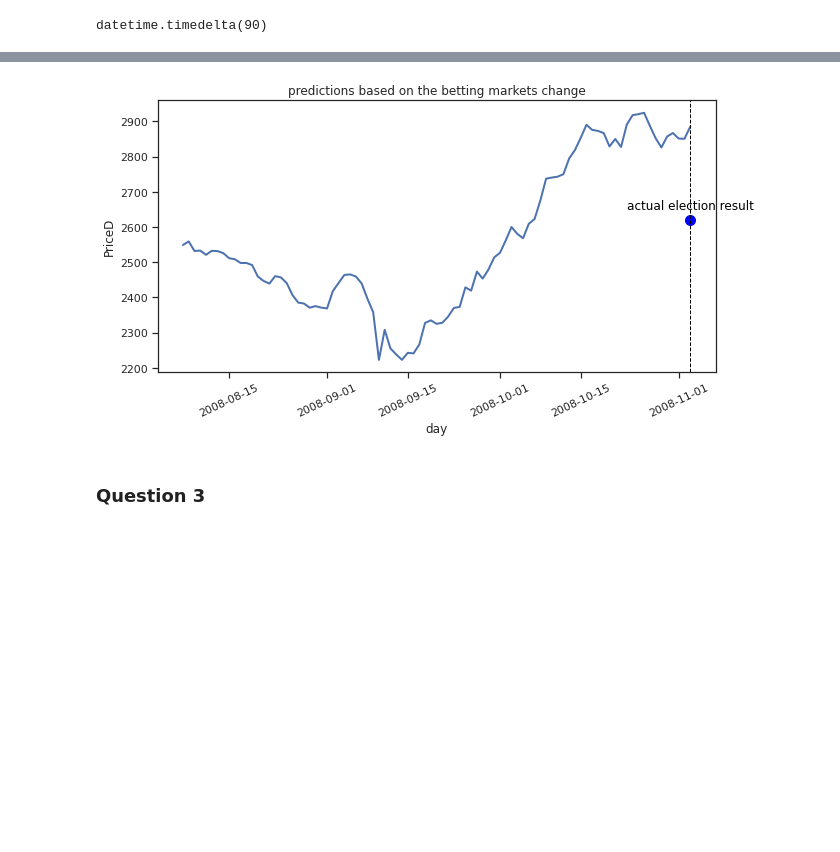
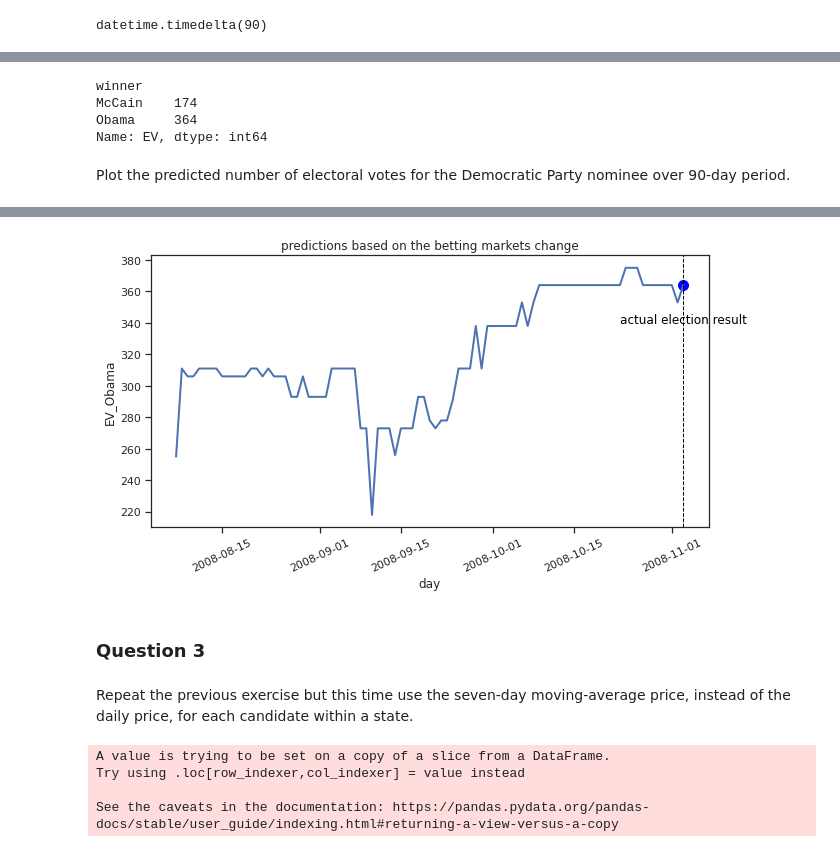
Before and after one commit to sdnrkyncu/QSS-exercises-python, a Jupyter notebook: Prediction/exc_1.ipynb, the cells around one changed output, grey strips where cells are left out. Saved outputs shown, nothing was run; the diff lists cells and outputs as text; code cells hidden in the pictures; blank space fills up the shorter version.

```diff
--- a/Prediction/exc_1.ipynb
+++ b/Prediction/exc_1.ipynb
@@ -180 +195,7 @@ filtered_df2 = filtered_df2.groupby('day')['PriceD'].sum()
+# %%
+# turn the list into a Series object with the indexes matching with the dataset to-be-joined
+ev_for_filtered_df2 = pd.Series(ev_for_filtered_df2, index = filtered_df2.index)
+
+# join ev_for_filtered_df2 with filtered_df2
+filtered_df2 = filtered_df2.join(ev_for_filtered_df2.rename('EV'))
 # %%
@@ -181,0 +217,13 @@ filtered_df2 = filtered_df2.reset_index()
+# %%
+# Duplicate the EV column in the dateset with a new name 'EV_Obama'.
+# We will then turn the 'EV_Obama' values where Obama was not the winner to zero
+
+# The same code above
+filtered_df2 = filtered_df2.join(ev_for_filtered_df2.rename('EV_Obama'))
+# %%
+# turn the 'EV_Obama' values where Obama was not the winner to zero
+for i in range(len(filtered_df2['EV_Obama'])):
+    if (filtered_df2['margin'].iloc[i] < 0):
+        filtered_df2['EV_Obama'].iloc[i] = 0
+    else:
+        pass
@@ -181,0 +244,5 @@ filtered_df2 = filtered_df2.reset_index()
+# %%
+# groupby according to 'day' column and find the sum of Obama's electoral votes in each day
+filtered_df2 = filtered_df2.groupby('day')['EV_Obama'].sum()
+filtered_df2 = filtered_df2.reset_index()
+filtered_df2
@@ -182,9 +263,14 @@ filtered_df2 = filtered_df2.reset_index()
 # %%
-# getting the actual election result
-result = pres08['Obama'].sum()
+# get the actual election result
+pres08.groupby('winner')['EV'].sum()
+# %% [output]
+winner
+McCain    174
+Obama     364
+Name: EV, dtype: int64
+# %% [markdown]
+Plot the predicted number of electoral votes for the Democratic Party nominee over 90-day period.
 # %%
-# Plot the predicted number of electoral votes for the Democratic Party nominee over 90-day period.
-
 import matplotlib.pyplot as plt
 import seaborn as sns
 
@@ -194,7 +280,7 @@ sns.set_theme(style="ticks")
 fig, ax = plt.subplots(figsize=(10, 5))
 
 # create time-series plot
-sns.lineplot(data = filtered_df2, x = 'day', y = 'PriceD', linewidth=2
+sns.lineplot(data = filtered_df2, x = 'day', y = 'EV_Obama', linewidth=2
             ).set(title='predictions based on the betting markets change')
 
 plt.xticks(rotation = 25)
@@ -203,9 +289,9 @@ plt.xticks(rotation = 25)
 plt.axvline(x=filtered_df2['day'].max(), color='black', linestyle='--', linewidth=1)
 
 # actual election result
-plt.scatter(filtered_df2['day'].max(), result, color='blue', s=100)
+plt.scatter(filtered_df2['day'].max(), 364, color='blue', s=100)
 
 # add a text label
-plt.text(x=filtered_df2['day'].max() - pd.Timedelta(11, unit='D'), y=2650,
+plt.text(x=filtered_df2['day'].max() - pd.Timedelta(11, unit='D'), y=340,
          s='actual election result', color='black')
 # %% [output]
@@ -213,3 +299,6 @@ Text(2008-10-23 00:00:00, 2650, 'actual election result')
-[figure, old version]
+[figure, new version]
 # %% [markdown]
 ### Question 3
+# %% [markdown]
+Repeat the previous exercise but this time use the seven-day moving-average price,
+instead of the daily price, for each candidate within a state.
@@ -215,0 +308,12 @@ Text(2008-10-23 00:00:00, 2650, 'actual election result')
+# %%
+# find the number of days to the election
+filtered_df3['days_to_election'] = (x - filtered_df3['day']).dt.days
+
+# empty numpy vectors to store closing prices for Obama and McCain
+Obama_price = np.zeros(90)
+McCain_price = np.zeros(90)
+# %% [output]
+A value is trying to be set on a copy of a slice from a DataFrame.
+Try using .loc[row_indexer,col_indexer] = value instead
+
+See the caveats in the documentation: https://pandas.pydata.org/pandas-docs/stable/user_guide/indexing.html#returning-a-view-versus-a-copy
```
Also changed, not shown: parts of 24 cells of this notebook.
